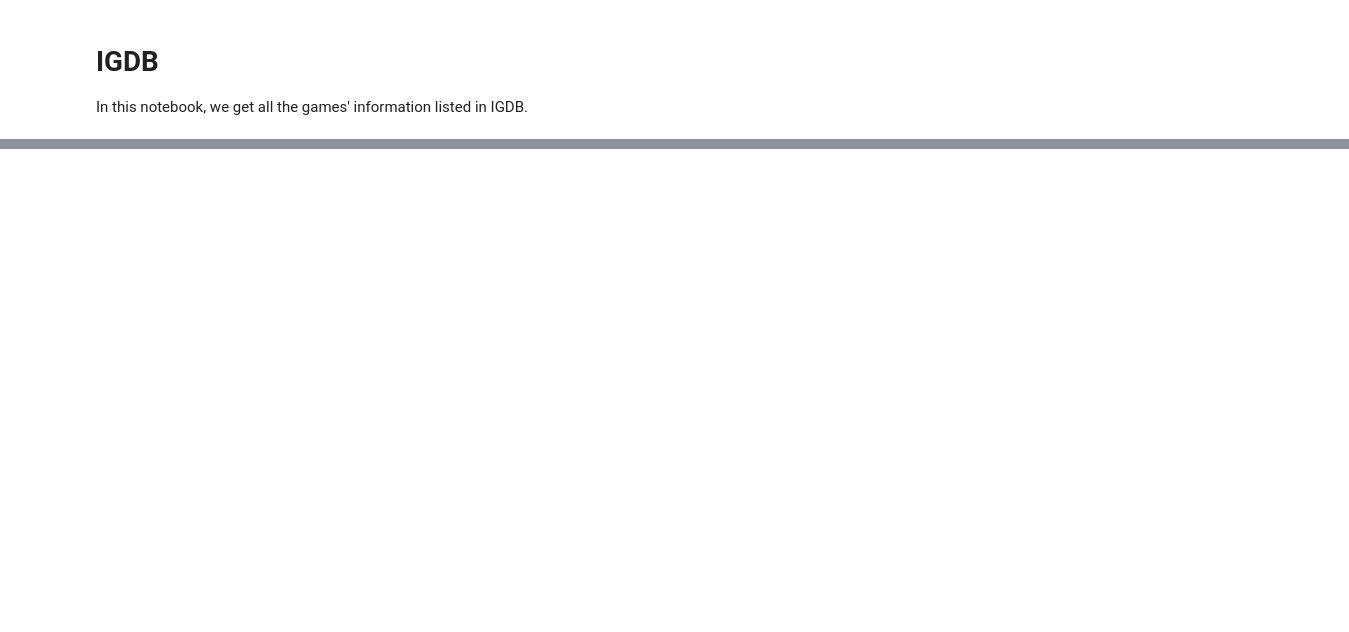
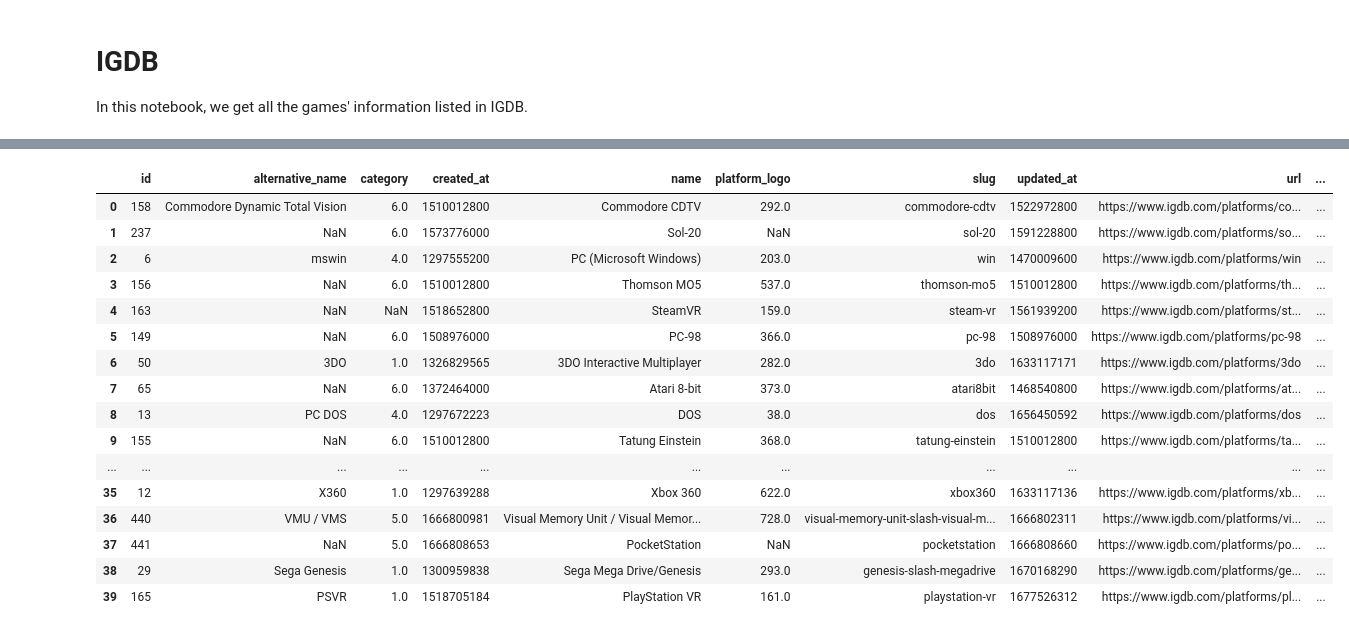
Before and after one commit to Jinyi-Liu/BZAN643-Project, a Jupyter notebook: 01_IGDB.ipynb, the cells around one changed output, grey strips where cells are left out. Cells and saved outputs as stored; diff of their text form; code cells hidden in the pictures; blank space fills up the shorter version.

```diff
--- a/01_IGDB.ipynb
+++ b/01_IGDB.ipynb
@@ -67,0 +76,38 @@ df.head(1)
+# %%
+# Load the platforms
+with open('./data/platforms.pkl', 'rb') as f:
+    platforms = pickle.load(f)
+
+# To dateframe
+df = pd.DataFrame(platforms)
+# Transform release_dates to datetime
+for platform in platforms:
+    try:
+        platform['release_dates'] = pd.to_datetime(platform['release_dates'], unit='s')
+    except:
+        pass
+
+# Choose the platforms that are released after 2005
+platforms = [platform for platform in platforms if platform['release_dates'] and platform['release_dates'].get('y')>=2009]
+# Convert the platforms to dataframe
+df_platforms = pd.DataFrame(platforms)
+# %%
+df_platforms
+# %% [output]
+|  | id | alternative_name | category | created_at | name | platform_logo | slug | updated_at | url | ... |
+| 0 | 158 | Commodore Dynamic Total Vision | 6.0 | 1510012800 | Commodore CDTV | 292.0 | commodore-cdtv | 1522972800 | https://www.igdb.com/platforms/co... | ... |
+| 1 | 237 | NaN | 6.0 | 1573776000 | Sol-20 | NaN | sol-20 | 1591228800 | https://www.igdb.com/platforms/so... | ... |
+| 2 | 6 | mswin | 4.0 | 1297555200 | PC (Microsoft Windows) | 203.0 | win | 1470009600 | https://www.igdb.com/platforms/win | ... |
+| 3 | 156 | NaN | 6.0 | 1510012800 | Thomson MO5 | 537.0 | thomson-mo5 | 1510012800 | https://www.igdb.com/platforms/th... | ... |
+| 4 | 163 | NaN | NaN | 1518652800 | SteamVR | 159.0 | steam-vr | 1561939200 | https://www.igdb.com/platforms/st... | ... |
+| 5 | 149 | NaN | 6.0 | 1508976000 | PC-98 | 366.0 | pc-98 | 1508976000 | https://www.igdb.com/platforms/pc-98 | ... |
+| 6 | 50 | 3DO | 1.0 | 1326829565 | 3DO Interactive Multiplayer | 282.0 | 3do | 1633117171 | https://www.igdb.com/platforms/3do | ... |
+| 7 | 65 | NaN | 6.0 | 1372464000 | Atari 8-bit | 373.0 | atari8bit | 1468540800 | https://www.igdb.com/platforms/at... | ... |
+| 8 | 13 | PC DOS | 4.0 | 1297672223 | DOS | 38.0 | dos | 1656450592 | https://www.igdb.com/platforms/dos | ... |
+| 9 | 155 | NaN | 6.0 | 1510012800 | Tatung Einstein | 368.0 | tatung-einstein | 1510012800 | https://www.igdb.com/platforms/ta... | ... |
+| ... | ... | ... | ... | ... | ... | ... | ... | ... | ... | ... |
+| 35 | 12 | X360 | 1.0 | 1297639288 | Xbox 360 | 622.0 | xbox360 | 1633117136 | https://www.igdb.com/platforms/xb... | ... |
+| 36 | 440 | VMU / VMS | 5.0 | 1666800981 | Visual Memory Unit / Visual Memor... | 728.0 | visual-memory-unit-slash-visual-m... | 1666802311 | https://www.igdb.com/platforms/vi... | ... |
+| 37 | 441 | NaN | 5.0 | 1666808653 | PocketStation | NaN | pocketstation | 1666808660 | https://www.igdb.com/platforms/po... | ... |
+| 38 | 29 | Sega Genesis | 1.0 | 1300959838 | Sega Mega Drive/Genesis | 293.0 | genesis-slash-megadrive | 1670168290 | https://www.igdb.com/platforms/ge... | ... |
+| 39 | 165 | PSVR | 1.0 | 1518705184 | PlayStation VR | 161.0 | playstation-vr | 1677526312 | https://www.igdb.com/platforms/pl... | ... |
```
Also changed, not shown: parts of 4 cells of this notebook, 9 other files.
